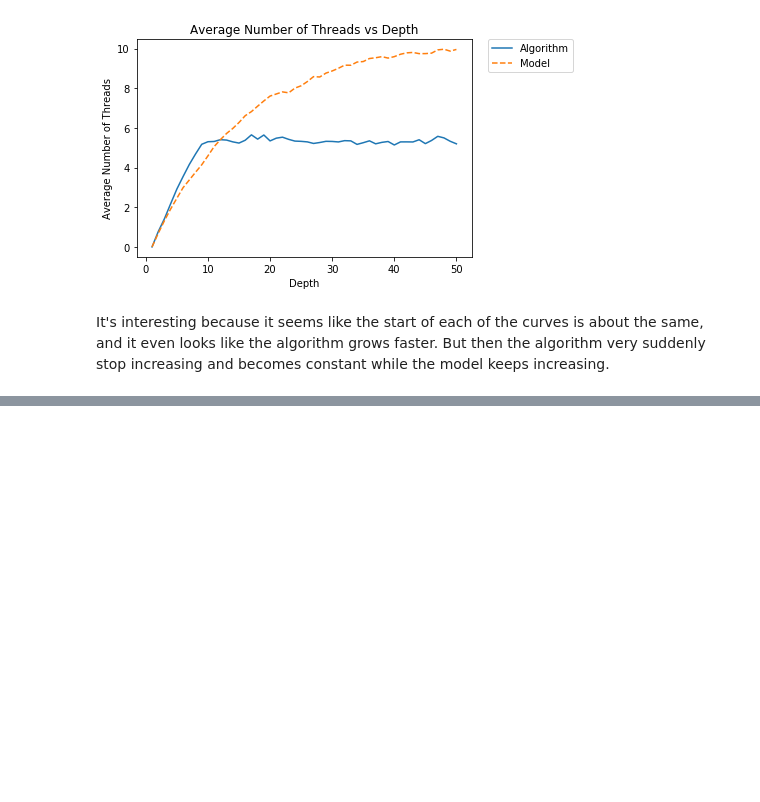
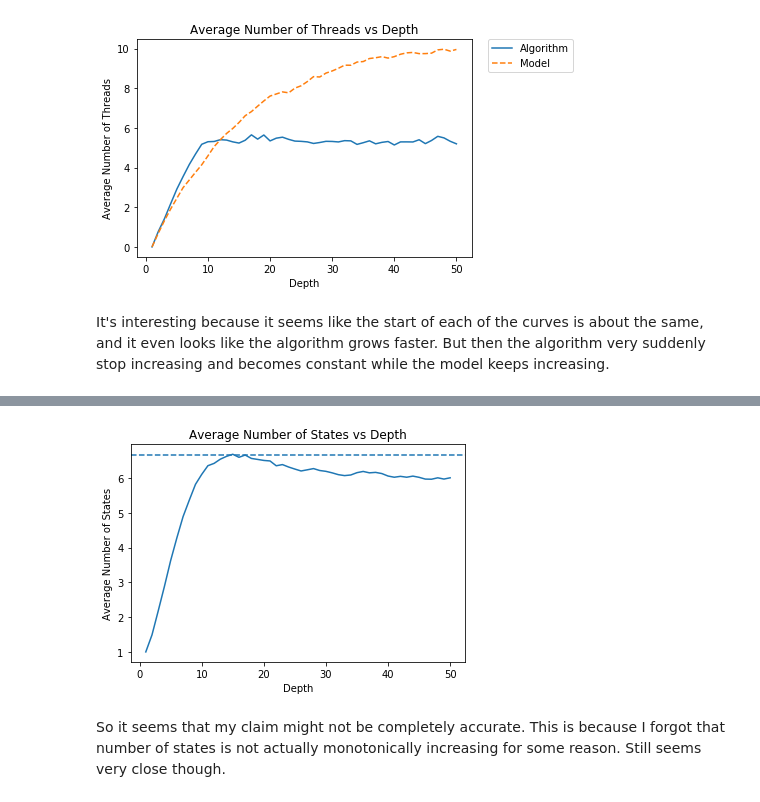
Before and after one commit to IanChar/AutomataGrowth, a Jupyter notebook: notebooks/July31_2017_SizeModel.ipynb, the cells around one changed output, grey strips where cells are left out. Cells and saved outputs as stored; diff of their text form; code cells hidden in the pictures; blank space fills up the shorter version.

```diff
--- a/notebooks/July31_2017_SizeModel.ipynb
+++ b/notebooks/July31_2017_SizeModel.ipynb
@@ -204,0 +264,34 @@ It's interesting because it seems like the start of each of the curves is about
+# %%
+def sample(probs, length, num_samples):
+    ds = DepthSampler(probs, length)
+    return ds.draw_samples(num_samples, ['states', 'threads', 'thread_children', 'new_thread'])
+
+def compute_upperbound(df, length):
+    mu_x = df[df['depth'] == length - 1]['new_thread'].mean()
+    total_offspring = df[df['depth'] == length - 1]['thread_children'].map(sum).sum()
+    num_threads = df[df['depth'] == length - 1]['threads'].sum()
+    mu_y = total_offspring / num_threads
+    return (mu_x / (1 - mu_y)) + 1
+
+def plot_states(probs, length, num_samples):
+    df = sample(probs, length, num_samples)
+    states = df.groupby('depth')['states'].mean().tolist()[1:]
+    depths = range(1, length + 1)
+    plt.plot(depths, states)
+    upper = compute_upperbound(df, length)
+    plt.axhline(upper, ls='--')
+    plt.xlabel('Depth')
+    plt.ylabel('Average Number of States')
+    plt.title('Average Number of States vs Depth')
+    plt.show()
+# %%
+# PARAMETERS
+PROBS = [0.5 for _ in range(4)]
+LENGTH = 50
+SAMPLES = 10000
+
+plot_states(PROBS, LENGTH, SAMPLES)
+# %% [output]
+[figure, added]
+# %% [markdown]
+So it seems that my claim might not be completely accurate. This is because I forgot that number of states is not actually monotonically increasing for some reason. Still seems very close though.
```
Also changed, not shown: parts of 6 cells of this notebook, 1 other file.
